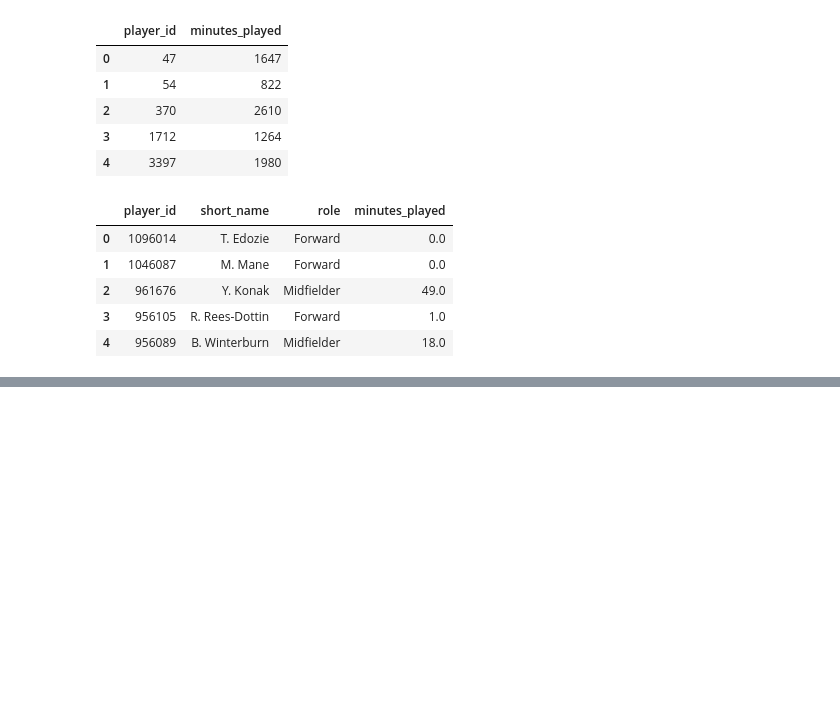
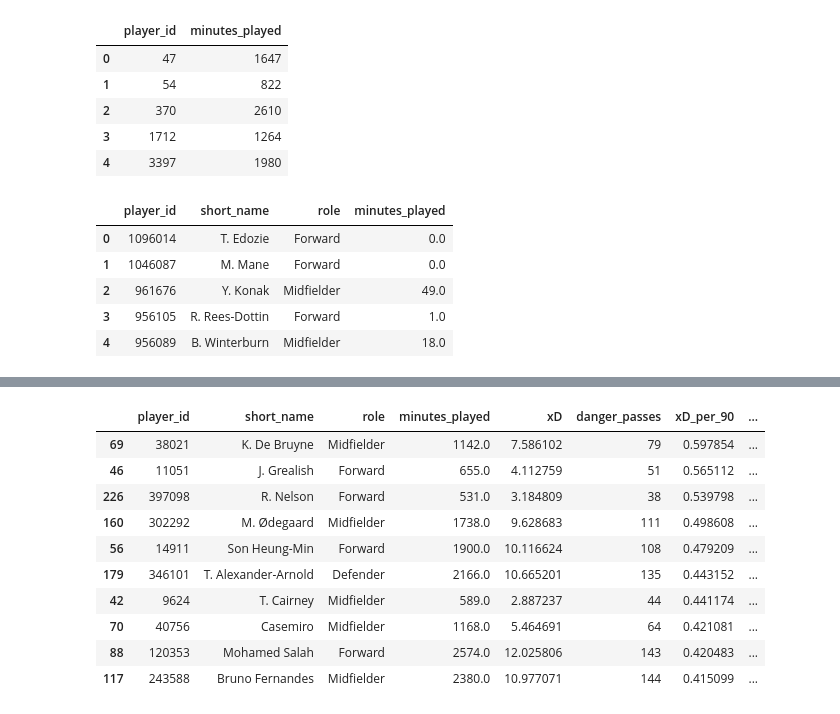
Before and after one commit to MarijnSt/soccermatics-project-2, a Jupyter notebook: notebooks/expected_danger.ipynb, the cells around one changed output, grey strips where cells are left out. Saved outputs shown, nothing was run; the diff lists cells and outputs as text; code cells hidden in the pictures; blank space fills up the shorter version.

```diff
--- a/notebooks/expected_danger.ipynb
+++ b/notebooks/expected_danger.ipynb
@@ -738,0 +741,9 @@ players_info_merge.head()
+# %%
+# Create summary dataframe
+df_summary = players_info_merge.merge(
+    player_data,
+    on='player_id',
+    how='right'
+)
+
+df_summary.info()
@@ -738,0 +764,4 @@ players_info_merge.head()
+# %%
+# Only keep players with more than 400 minutes
+df_summary = df_summary[df_summary['minutes_played'] > 400]
+df_summary.info()
@@ -738,0 +782,22 @@ players_info_merge.head()
+# %%
+# Create per 90 columns
+df_summary['xD_per_90'] = (df_summary['xD'] * 90) / df_summary['minutes_played']
+df_summary['danger_passes_per_90'] = (df_summary['danger_passes'] * 90) / df_summary['minutes_played']
+# %%
+# Sort by xD per 90
+df_summary = df_summary.sort_values(by='xD_per_90', ascending=False)
+
+# Show top 10 players
+df_summary.head(10)
+# %% [output]
+|  | player_id | short_name | role | minutes_played | xD | danger_passes | xD_per_90 | ... |
+| 69 | 38021 | K. De Bruyne | Midfielder | 1142.0 | 7.586102 | 79 | 0.597854 | ... |
+| 46 | 11051 | J. Grealish | Forward | 655.0 | 4.112759 | 51 | 0.565112 | ... |
+| 226 | 397098 | R. Nelson | Forward | 531.0 | 3.184809 | 38 | 0.539798 | ... |
+| 160 | 302292 | M. Ødegaard | Midfielder | 1738.0 | 9.628683 | 111 | 0.498608 | ... |
+| 56 | 14911 | Son Heung-Min | Forward | 1900.0 | 10.116624 | 108 | 0.479209 | ... |
+| 179 | 346101 | T. Alexander-Arnold | Defender | 2166.0 | 10.665201 | 135 | 0.443152 | ... |
+| 42 | 9624 | T. Cairney | Midfielder | 589.0 | 2.887237 | 44 | 0.441174 | ... |
+| 70 | 40756 | Casemiro | Midfielder | 1168.0 | 5.464691 | 64 | 0.421081 | ... |
+| 88 | 120353 | Mohamed Salah | Forward | 2574.0 | 12.025806 | 143 | 0.420483 | ... |
+| 117 | 243588 | Bruno Fernandes | Midfielder | 2380.0 | 10.977071 | 144 | 0.415099 | ... |
```
Also changed, not shown: parts of 5 cells of this notebook.
